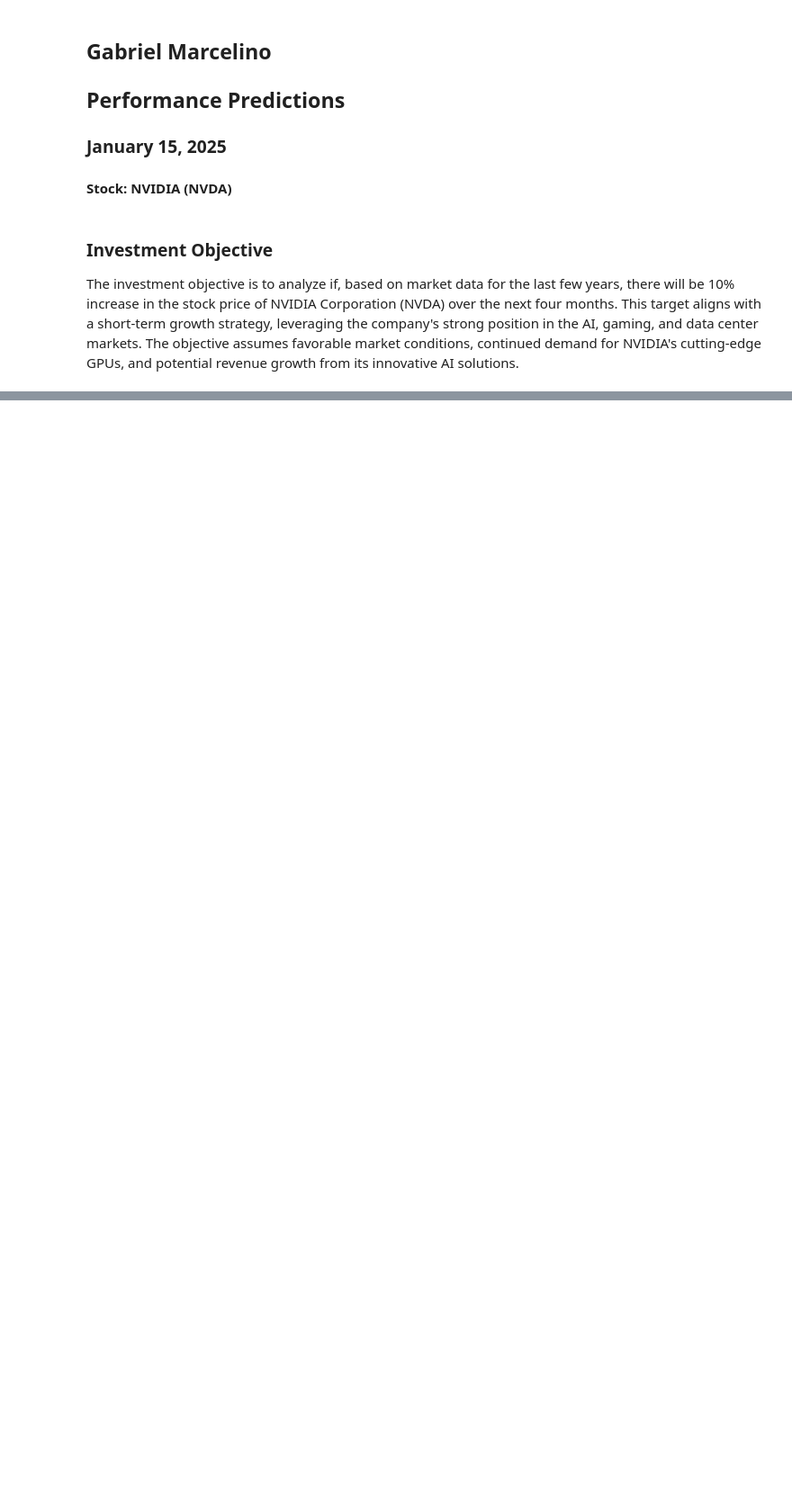
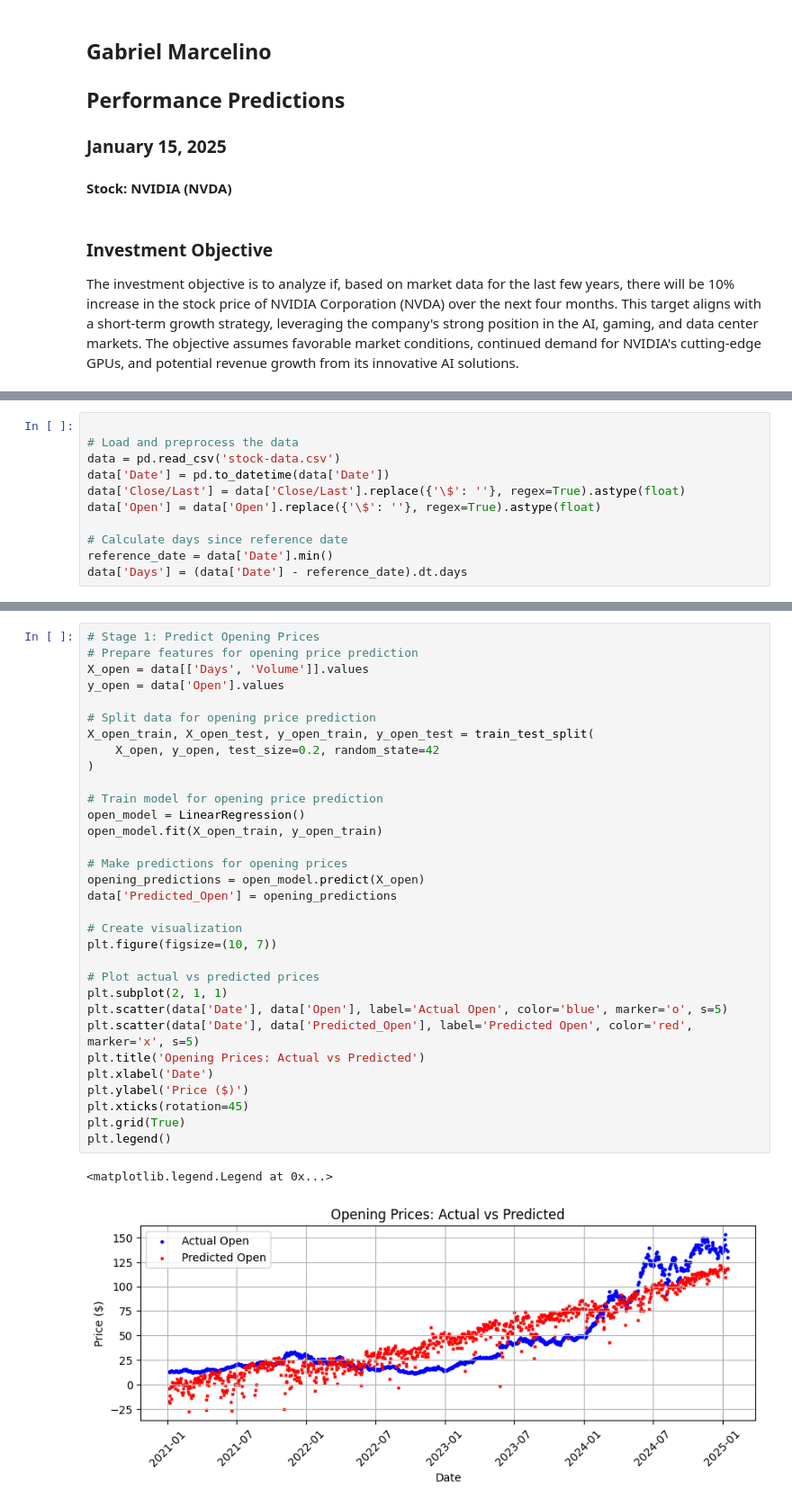
Before and after one commit to gabrielrosendo/CST-425, a Jupyter notebook: Performance Predictions/StockPrediction.ipynb, the cells around one changed output, grey strips where cells are left out. Shown: that part at 90% size. Drawn from its saved outputs; the diff is of its cells as text; blank space fills up the shorter version.

```diff
--- a/Performance Predictions/StockPrediction.ipynb
+++ b/Performance Predictions/StockPrediction.ipynb
@@ -199,0 +20,11 @@ Statistical analysis provides the pure financial considerations for pursuing a c
+# %%
+
+# Load and preprocess the data
+data = pd.read_csv('stock-data.csv')
+data['Date'] = pd.to_datetime(data['Date'])
+data['Close/Last'] = data['Close/Last'].replace({'\$': ''}, regex=True).astype(float)
+data['Open'] = data['Open'].replace({'\$': ''}, regex=True).astype(float)
+
+# Calculate days since reference date
+reference_date = data['Date'].min()
+data['Days'] = (data['Date'] - reference_date).dt.days
@@ -199,0 +44,35 @@ Statistical analysis provides the pure financial considerations for pursuing a c
+# %%
+# Stage 1: Predict Opening Prices
+# Prepare features for opening price prediction
+X_open = data[['Days', 'Volume']].values
+y_open = data['Open'].values
+
+# Split data for opening price prediction
+X_open_train, X_open_test, y_open_train, y_open_test = train_test_split(
+    X_open, y_open, test_size=0.2, random_state=42
+)
+
+# Train model for opening price prediction
+open_model = LinearRegression()
+open_model.fit(X_open_train, y_open_train)
+
+# Make predictions for opening prices
+opening_predictions = open_model.predict(X_open)
+data['Predicted_Open'] = opening_predictions
+
+# Create visualization
+plt.figure(figsize=(10, 7))
+
+# Plot actual vs predicted prices
+plt.subplot(2, 1, 1)
+plt.scatter(data['Date'], data['Open'], label='Actual Open', color='blue', marker='o', s=5)
+plt.scatter(data['Date'], data['Predicted_Open'], label='Predicted Open', color='red', marker='x', s=5)
+plt.title('Opening Prices: Actual vs Predicted')
+plt.xlabel('Date')
+plt.ylabel('Price ($)')
+plt.xticks(rotation=45)
+plt.grid(True)
+plt.legend()
+# %% [output]
+<matplotlib.legend.Legend at 0x...>
+[figure, added]
```
Also changed, not shown: parts of 39 cells of this notebook, 2 other files.
